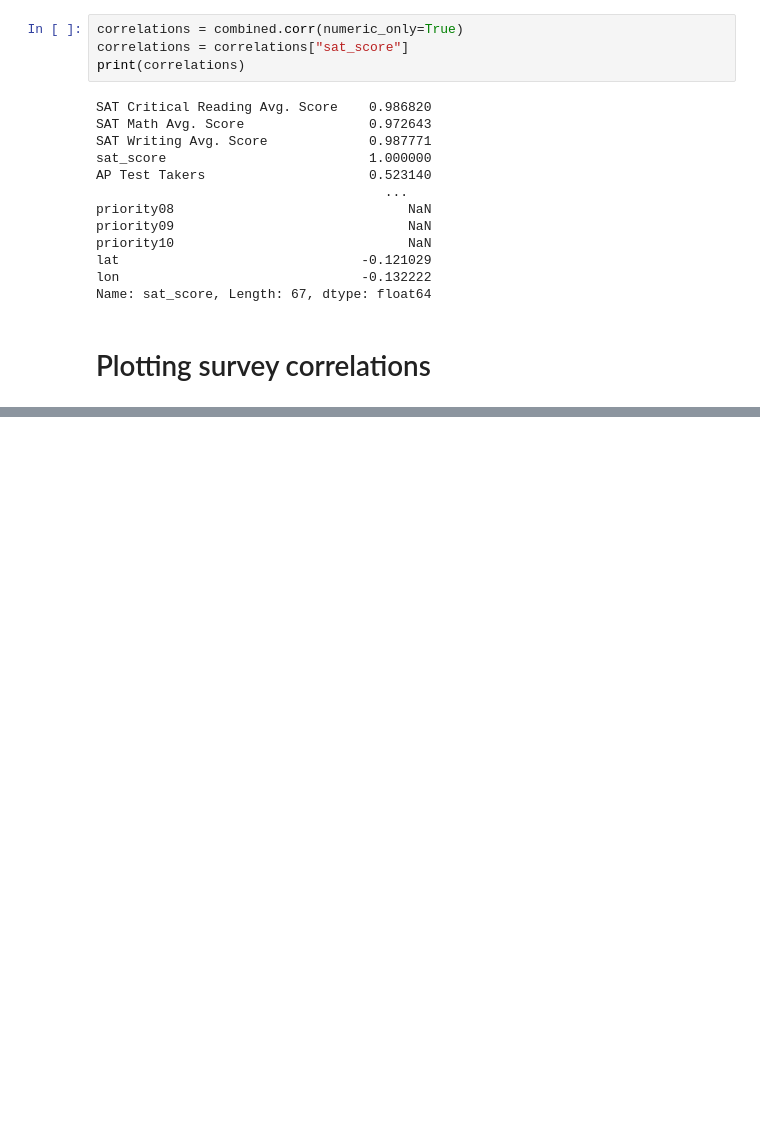
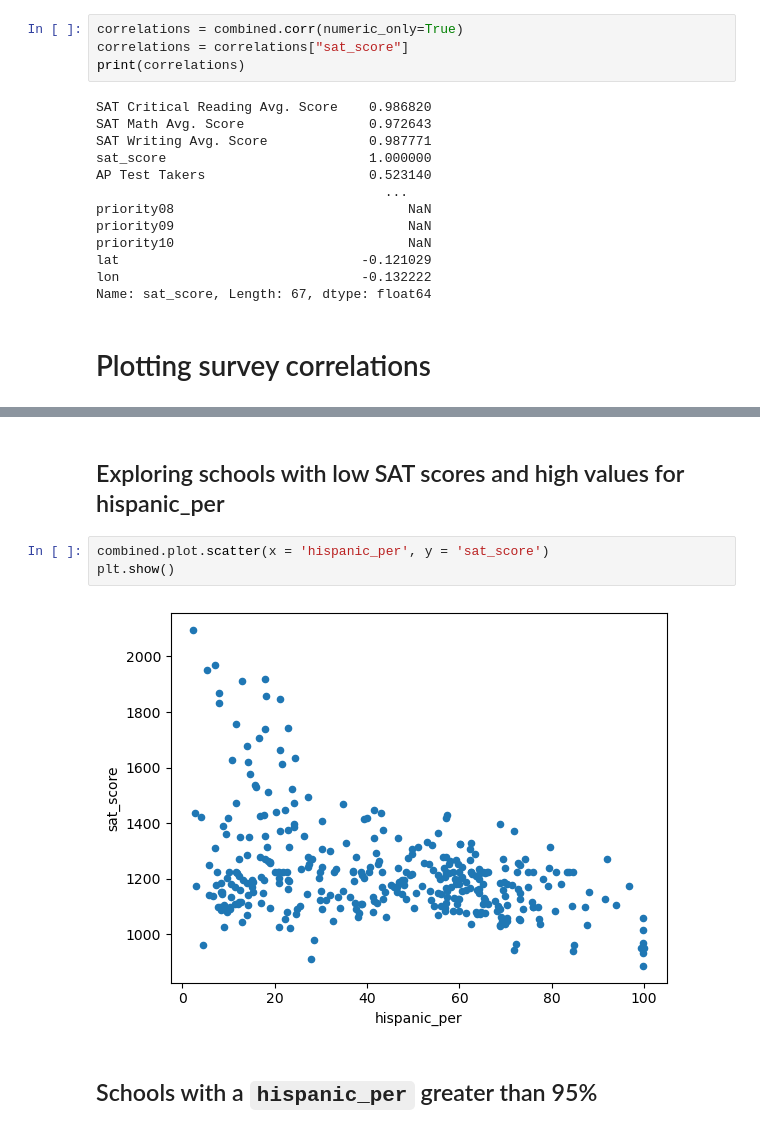
Before and after one commit to mcbrownmwale/Guided_Projects, a Jupyter notebook: NYC_High_School_Project.ipynb, the cells around one changed output, grey strips where cells are left out. Saved outputs shown, nothing was run; the diff lists cells and outputs as text; blank space fills up the shorter version.

```diff
--- a/NYC_High_School_Project.ipynb
+++ b/NYC_High_School_Project.ipynb
@@ -165,0 +247,9 @@ survey_fields.remove("DBN")
+# %% [markdown]
+## Exploring schools with low SAT scores and high values for hispanic_per
+# %%
+combined.plot.scatter(x = 'hispanic_per', y = 'sat_score')
+plt.show()
+# %% [output]
+[figure, added]
+# %% [markdown]
+## Schools with a `hispanic_per` greater than 95%
```
Also changed, not shown: parts of 20 cells of this notebook, 4 other files.
